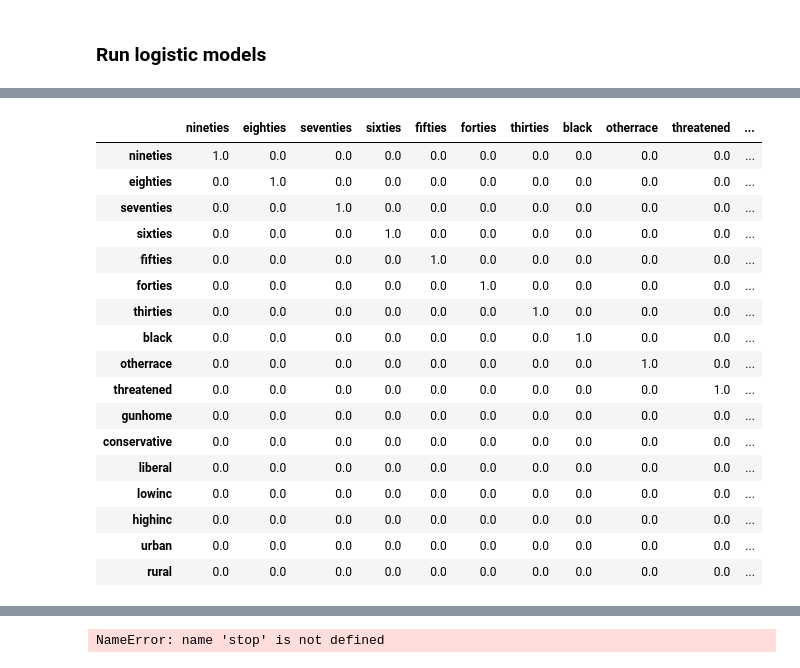
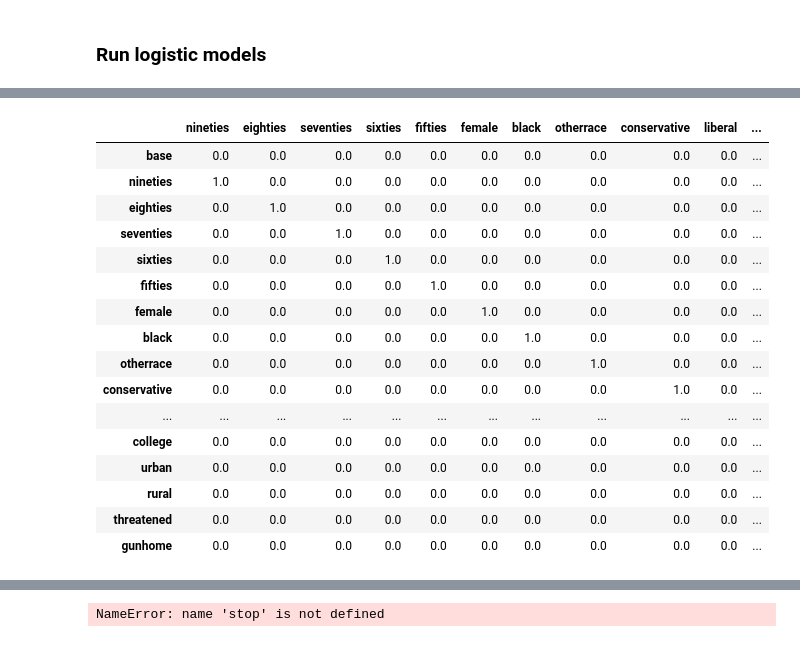
Before and after one commit to AllenDowney/GssReligion, a Jupyter notebook: gss_gun.ipynb, the cells around one changed output, grey strips where cells are left out. Saved outputs shown, nothing was run; the diff lists cells and outputs as text; code cells hidden in the pictures.

```diff
--- a/gss_gun.ipynb
+++ b/gss_gun.ipynb
@@ -306,0 +368,3 @@ sum(gss.age.isnull())
+# %%
+gss.hispanic.replace([98, 99, 0], np.nan, inplace=True)
+sum(gss.hispanic.isnull())
@@ -514,6 +587,6 @@ utils.values(gss, 'year')
 2016    2857
 Name: year, dtype: int64
 # %%
-gss['year3'] = utils.RoundIntoBins(gss, 'year', 3, low=0) + 1.5
-utils.values(gss, 'year3')
+gss['year4'] = utils.RoundIntoBins(gss, 'year', 4, low=1970) + 1
+utils.values(gss, 'year4')
 # %% [output]
@@ -715,11 +789,12 @@ Logit Regression Results
 # %%
-varnames = ('nineties', 'eighties', 'seventies', 'sixties', 'fifties', 'forties', 'thirties', 'black', 'otherrace',
-            'threatened', 'gunhome', 'conservative', 'liberal', 'lowinc', 'highinc', 'urban', 'rural')
+varnames = ('nineties', 'eighties', 'seventies', 'sixties', 'fifties',
+            'female', 'black', 'otherrace', 'conservative', 'liberal', 'lowinc', 'highinc',
+            'college', 'urban', 'rural', 'threatened', 'gunhome', )
 # %%
 y = 2016 - 1990
 y2 = y**2
 
-d = dict(y=y, y2=y2, race=1)
+d = dict(y=y, y2=y2)
 for varname in varnames:
     d[varname] = 0
 
@@ -752,28 +830,29 @@ df_pred
 # %%
+df_pred.loc['base'] = s
+
 for varname in varnames:
     df_pred.loc[varname] = s
     df_pred.loc[varname, varname] = 1
 
 df_pred.loc[:, varnames]
 # %% [output]
-|  | nineties | eighties | seventies | sixties | fifties | forties | thirties | black | otherrace | threatened | ... |
+|  | nineties | eighties | seventies | sixties | fifties | female | black | otherrace | conservative | liberal | ... |
+| base | 0.0 | 0.0 | 0.0 | 0.0 | 0.0 | 0.0 | 0.0 | 0.0 | 0.0 | 0.0 | ... |
 | nineties | 1.0 | 0.0 | 0.0 | 0.0 | 0.0 | 0.0 | 0.0 | 0.0 | 0.0 | 0.0 | ... |
 | eighties | 0.0 | 1.0 | 0.0 | 0.0 | 0.0 | 0.0 | 0.0 | 0.0 | 0.0 | 0.0 | ... |
 | seventies | 0.0 | 0.0 | 1.0 | 0.0 | 0.0 | 0.0 | 0.0 | 0.0 | 0.0 | 0.0 | ... |
 | sixties | 0.0 | 0.0 | 0.0 | 1.0 | 0.0 | 0.0 | 0.0 | 0.0 | 0.0 | 0.0 | ... |
 | fifties | 0.0 | 0.0 | 0.0 | 0.0 | 1.0 | 0.0 | 0.0 | 0.0 | 0.0 | 0.0 | ... |
-| forties | 0.0 | 0.0 | 0.0 | 0.0 | 0.0 | 1.0 | 0.0 | 0.0 | 0.0 | 0.0 | ... |
-| thirties | 0.0 | 0.0 | 0.0 | 0.0 | 0.0 | 0.0 | 1.0 | 0.0 | 0.0 | 0.0 | ... |
-| black | 0.0 | 0.0 | 0.0 | 0.0 | 0.0 | 0.0 | 0.0 | 1.0 | 0.0 | 0.0 | ... |
-| otherrace | 0.0 | 0.0 | 0.0 | 0.0 | 0.0 | 0.0 | 0.0 | 0.0 | 1.0 | 0.0 | ... |
-| threatened | 0.0 | 0.0 | 0.0 | 0.0 | 0.0 | 0.0 | 0.0 | 0.0 | 0.0 | 1.0 | ... |
-| gunhome | 0.0 | 0.0 | 0.0 | 0.0 | 0.0 | 0.0 | 0.0 | 0.0 | 0.0 | 0.0 | ... |
-| conservative | 0.0 | 0.0 | 0.0 | 0.0 | 0.0 | 0.0 | 0.0 | 0.0 | 0.0 | 0.0 | ... |
-| liberal | 0.0 | 0.0 | 0.0 | 0.0 | 0.0 | 0.0 | 0.0 | 0.0 | 0.0 | 0.0 | ... |
-| lowinc | 0.0 | 0.0 | 0.0 | 0.0 | 0.0 | 0.0 | 0.0 | 0.0 | 0.0 | 0.0 | ... |
-| highinc | 0.0 | 0.0 | 0.0 | 0.0 | 0.0 | 0.0 | 0.0 | 0.0 | 0.0 | 0.0 | ... |
+| female | 0.0 | 0.0 | 0.0 | 0.0 | 0.0 | 1.0 | 0.0 | 0.0 | 0.0 | 0.0 | ... |
+| black | 0.0 | 0.0 | 0.0 | 0.0 | 0.0 | 0.0 | 1.0 | 0.0 | 0.0 | 0.0 | ... |
+| otherrace | 0.0 | 0.0 | 0.0 | 0.0 | 0.0 | 0.0 | 0.0 | 1.0 | 0.0 | 0.0 | ... |
+| conservative | 0.0 | 0.0 | 0.0 | 0.0 | 0.0 | 0.0 | 0.0 | 0.0 | 1.0 | 0.0 | ... |
+| ... | ... | ... | ... | ... | ... | ... | ... | ... | ... | ... | ... |
+| college | 0.0 | 0.0 | 0.0 | 0.0 | 0.0 | 0.0 | 0.0 | 0.0 | 0.0 | 0.0 | ... |
 | urban | 0.0 | 0.0 | 0.0 | 0.0 | 0.0 | 0.0 | 0.0 | 0.0 | 0.0 | 0.0 | ... |
 | rural | 0.0 | 0.0 | 0.0 | 0.0 | 0.0 | 0.0 | 0.0 | 0.0 | 0.0 | 0.0 | ... |
+| threatened | 0.0 | 0.0 | 0.0 | 0.0 | 0.0 | 0.0 | 0.0 | 0.0 | 0.0 | 0.0 | ... |
+| gunhome | 0.0 | 0.0 | 0.0 | 0.0 | 0.0 | 0.0 | 0.0 | 0.0 | 0.0 | 0.0 | ... |
 # %%
 pred = model.predict(df_pred) * 100
 pred
```
Also changed, not shown: parts of 39 cells of this notebook, 3 other files.
